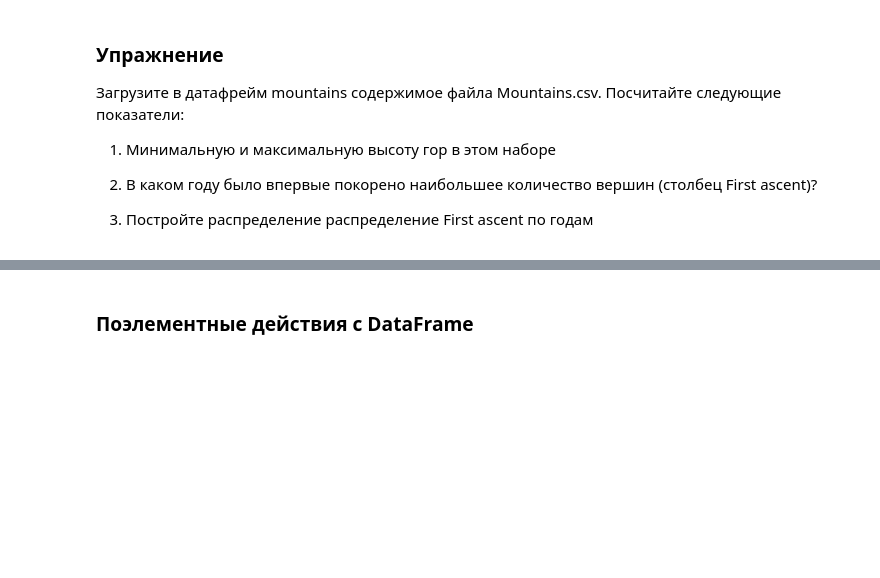
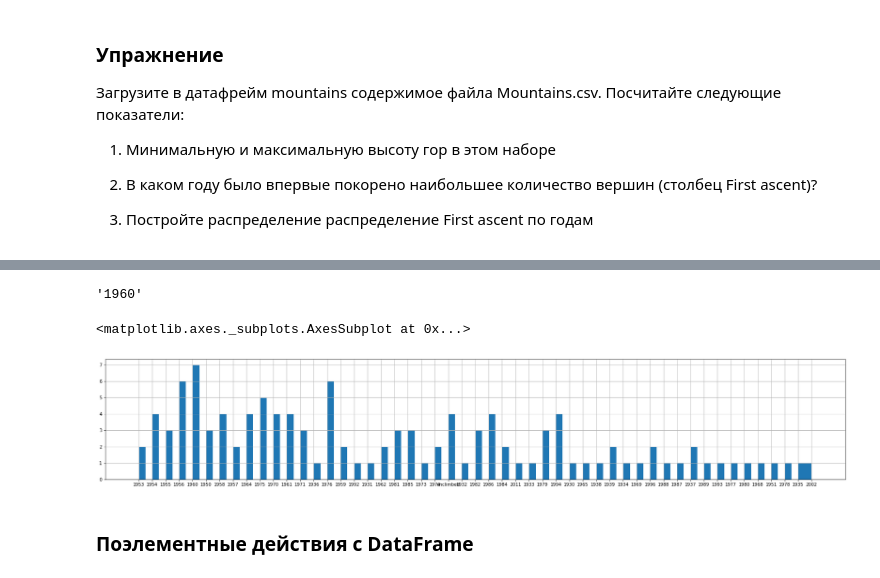
Before and after one commit to gevol69/data_science, a Jupyter notebook: 1. Pandas/Pandas.ipynb, the cells around one changed output, grey strips where cells are left out. Drawn from its saved outputs; the diff is of its cells as text; code cells hidden in the pictures; blank space fills up the shorter version.

```diff
--- a/1. Pandas/Pandas.ipynb
+++ b/1. Pandas/Pandas.ipynb
@@ -260,3 +280,16 @@ min_height_mountaints
+# %%
+#2е упр
+data_mountains['First ascent'].value_counts().index[0]
+# %% [output]
+'1960'
+# %%
+#3е упр
+%matplotlib inline
+#data_mountains.hist(column = ['First ascent'])
+data_mountains['First ascent'].hist(bins=100, figsize=(30,5))
+# %% [output]
+<matplotlib.axes._subplots.AxesSubplot at 0x...>
+[figure, added]
 # %% [markdown]
 ### Поэлементные действия с DataFrame
 # %%
```
Also changed, not shown: parts of 74 cells of this notebook, 2 other files.
